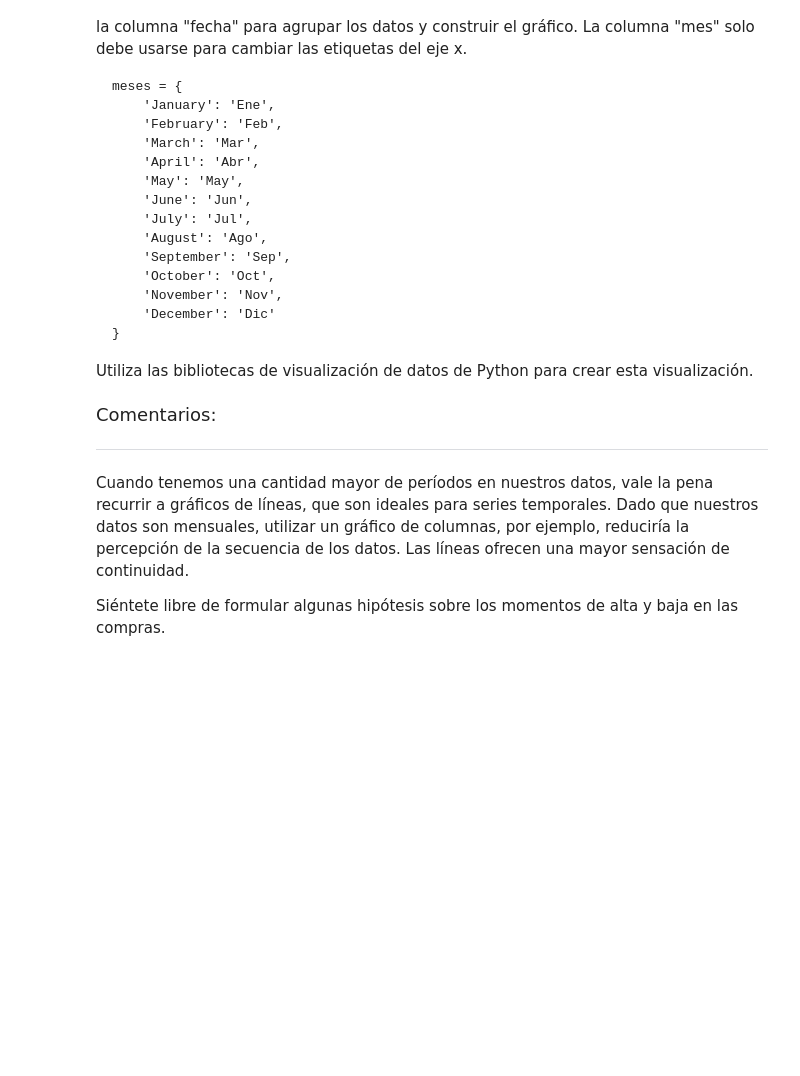
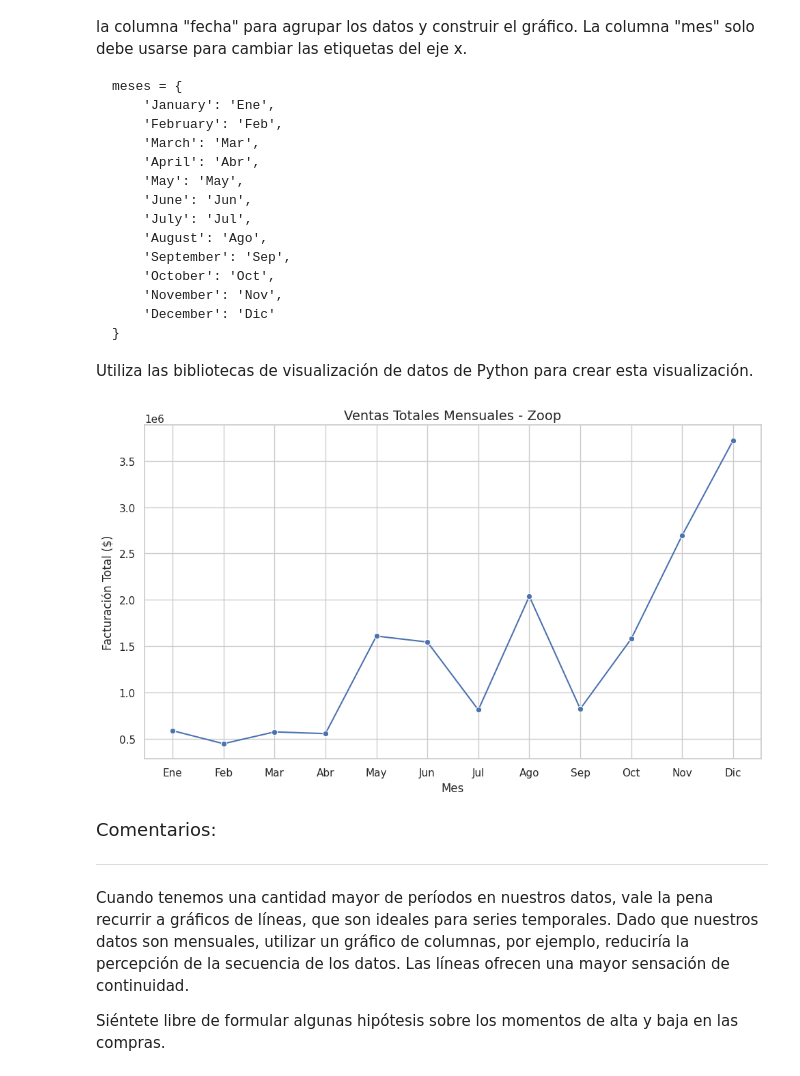
Before and after one commit to Nataliahfk/IA_aplicada_a_ciencia_de_datos, a Jupyter notebook: IA_aplicada_a_ciencia_de_datos.ipynb, the cells around one changed output. Drawn from its saved outputs; the diff is of its cells as text; code cells hidden in the pictures; blank space fills up the shorter version.

```diff
--- a/IA_aplicada_a_ciencia_de_datos.ipynb
+++ b/IA_aplicada_a_ciencia_de_datos.ipynb
@@ -1078,6 +1078,50 @@ meses = {
 
 
 Utiliza las bibliotecas de visualización de datos de Python para crear esta visualización.
+# %%
+import pandas as pd
+import matplotlib.pyplot as plt
+import seaborn as sns
+
+# Diccionario de traducción de meses (en inglés a español abreviado)
+meses = {
+    'January': 'Ene', 'February': 'Feb', 'March': 'Mar',
+    'April': 'Abr', 'May': 'May', 'June': 'Jun',
+    'July': 'Jul', 'August': 'Ago', 'September': 'Sep',
+    'October': 'Oct', 'November': 'Nov', 'December': 'Dic'
+}
+
+# Asegurarse que 'fecha' esté en formato datetime
+df_unificado['fecha'] = pd.to_datetime(df_unificado['fecha'])
+
+# Extraer nombre del mes en inglés
+df_unificado['mes_ingles'] = df_unificado['fecha'].dt.month_name()
+
+# Agrupar facturación por mes
+ventas_mensuales = df_unificado.groupby('mes_ingles')['facturacion'].sum().reset_index()
+
+# Traducir al español abreviado usando el diccionario
+ventas_mensuales['mes'] = ventas_mensuales['mes_ingles'].map(meses)
+
+# Para mantener el orden correcto de los meses
+orden_meses = ['Ene', 'Feb', 'Mar', 'Abr', 'May', 'Jun',
+               'Jul', 'Ago', 'Sep', 'Oct', 'Nov', 'Dic']
+ventas_mensuales['mes'] = pd.Categorical(ventas_mensuales['mes'], categories=orden_meses, ordered=True)
+ventas_mensuales = ventas_mensuales.sort_values('mes')
+
+# Gráfico de líneas
+sns.set(style="whitegrid")
+plt.figure(figsize=(10, 6))
+sns.lineplot(data=ventas_mensuales, x='mes', y='facturacion', marker='o')
+
+# Etiquetas
+plt.title('Ventas Totales Mensuales - Zoop', fontsize=14)
+plt.xlabel('Mes')
+plt.ylabel('Facturación Total ($)')
+plt.tight_layout()
+plt.show()
+# %% [output]
+[figure, added]
 # %% [markdown]
 <font color="7b71ff" size=4> Comentarios: </font>
 
```
